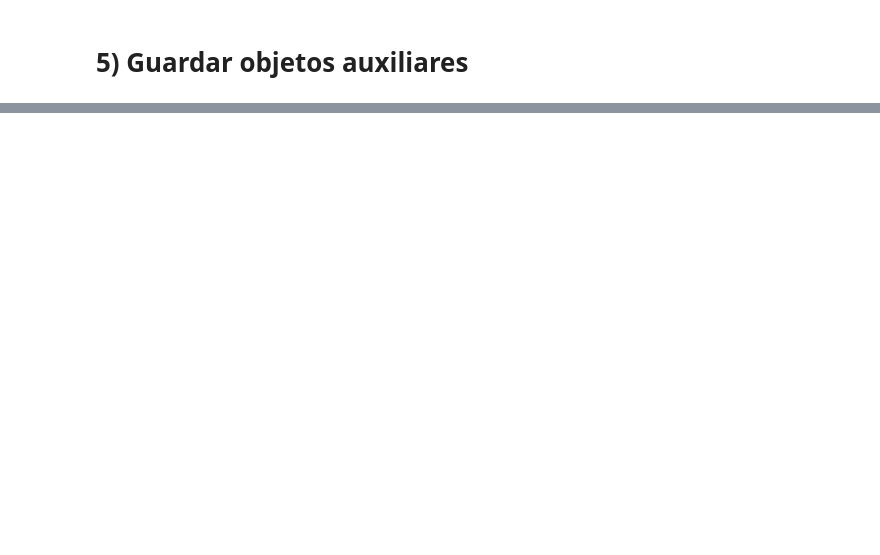
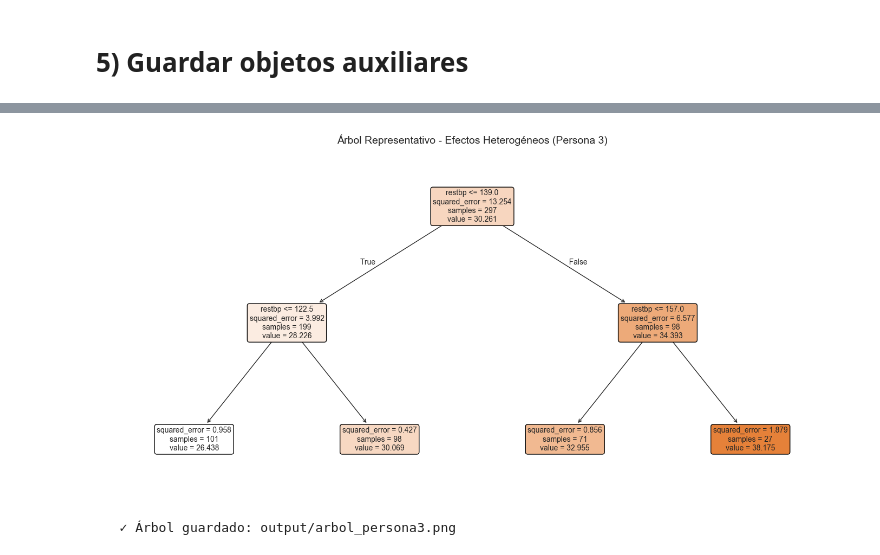
Before and after one commit to Arimari2303/Decision_Trees, a Jupyter notebook: Python/scripts/PYTHON_SCRIPT.ipynb, the cells around one changed output, grey strips where cells are left out. Drawn from its saved outputs; the diff is of its cells as text; code cells hidden in the pictures; blank space fills up the shorter version.

```diff
--- a/Python/scripts/PYTHON_SCRIPT.ipynb
+++ b/Python/scripts/PYTHON_SCRIPT.ipynb
@@ -245,0 +326,17 @@ with open("output/best_alpha_PY.txt", "w") as f:
+# %%
+# ===========================================================
+# PERSONA 2 (FINAL): CREAR VARIABLES T y Y
+# ===========================================================
+print("\n" + "-"*60)
+print("PERSONA 2: Variables de tratamiento")
+print("-"*60)
+
+# (0.5 puntos) Crear T binaria aleatoria
+np.random.seed(123)
+T = np.random.binomial(1, 0.5, size=len(df))
+print(f"\nT creada: {T.sum()} tratados, {len(T)-T.sum()} control")
+
+# (1 punto) Crear outcome Y con la fórmula especificada
+epsilon = np.random.normal(0, 1, size=len(df))
+Y = (1 + 0.05 * df_dum['age'] + 0.3 * df_dum['sex_1.0'] + 0.2 * df_dum['restbp']) * T + 0.5 * df_dum['oldpeak'] + epsilon
+print(f"Y creada: media={Y.mean():.2f}, std={Y.std():.2f}")
@@ -245,0 +350,60 @@ with open("output/best_alpha_PY.txt", "w") as f:
+# %%
+# ===========================================================
+# PERSONA 3: EFECTOS CAUSALES CON OLS Y RF (4 puntos total)
+# ===========================================================
+
+
+# Preparar features numéricas originales (sin dummies para mejor interpretación)
+feature_cols = ['age', 'sex', 'cp', 'restbp', 'chol', 'fbs', 'restecg',
+                'thalach', 'exang', 'oldpeak', 'slope', 'ca', 'thal']
+X_causal = df[feature_cols]
+
+# (1 punto) OLS con T y covariables
+print("\n1. Regresión OLS...")
+X_ols = X_causal.copy()
+X_ols['T'] = T
+
+ols = LinearRegression()
+ols.fit(X_ols, Y)
+
+# Mostrar coeficiente de T
+treatment_effect_ols = ols.coef_[0]  # T es la primera columna
+print(f"   Efecto del tratamiento (OLS): {treatment_effect_ols:.4f}")
+
+# (2 puntos) Random Forest Causal
+print("\n2. Random Forest Causal...")
+
+# Entrenar modelos separados
+rf_treated = RandomForestRegressor(n_estimators=100, max_depth=5, random_state=123)
+rf_control = RandomForestRegressor(n_estimators=100, max_depth=5, random_state=123)
+
+# Ajustar con datos de cada grupo
+rf_treated.fit(X_causal[T==1], Y[T==1])
+rf_control.fit(X_causal[T==0], Y[T==0])
+
+# Predecir outcomes potenciales para todos
+Y1_all = rf_treated.predict(X_causal)  # Si todos recibieran tratamiento
+Y0_all = rf_control.predict(X_causal)  # Si nadie recibiera tratamiento
+
+# Efectos individuales del tratamiento
+individual_effects = Y1_all - Y0_all
+ate_rf = individual_effects.mean()
+
+print(f"   Efecto promedio (Random Forest): {ate_rf:.4f}")
+print(f"   Heterogeneidad (std): {individual_effects.std():.4f}")
+
+# (1 punto) Árbol representativo
+print("\n3. Árbol representativo (max_depth=2)...")
+
+tree_repr = DecisionTreeRegressor(max_depth=2, random_state=123, min_samples_leaf=20)
+tree_repr.fit(X_causal, individual_effects)
+
+plt.figure(figsize=(14, 7))
+plot_tree(tree_repr, feature_names=feature_cols, filled=True, rounded=True, fontsize=10)
+plt.title('Árbol Representativo - Efectos Heterogéneos (Persona 3)', fontsize=14)
+plt.tight_layout()
+plt.savefig('output/arbol_persona3.png', dpi=300)
+plt.show()
+plt.close()
+print("   ✓ Árbol guardado: output/arbol_persona3.png")
+# %% [output]
@@ -245,0 +418,2 @@ with open("output/best_alpha_PY.txt", "w") as f:
+[figure, added]
+   ✓ Árbol guardado: output/arbol_persona3.png
```
Also changed, not shown: parts of 19 cells of this notebook, 14 other files.
